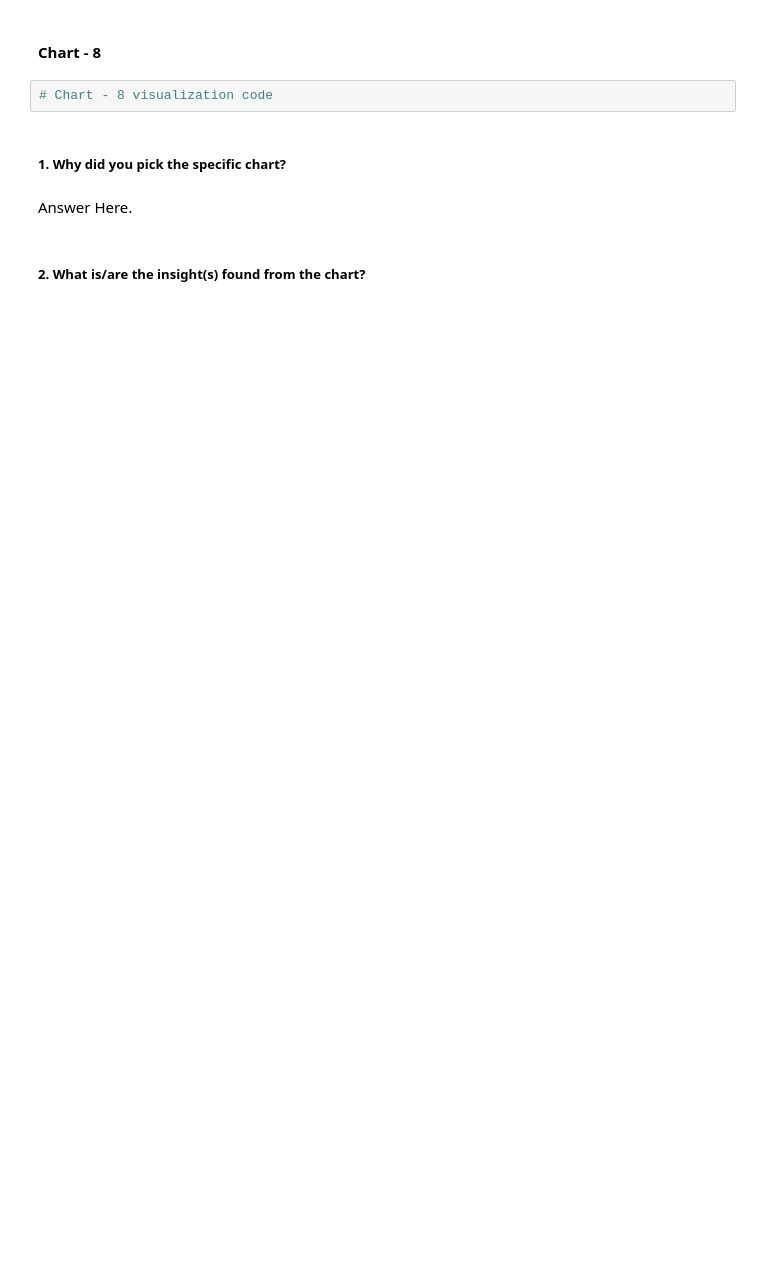
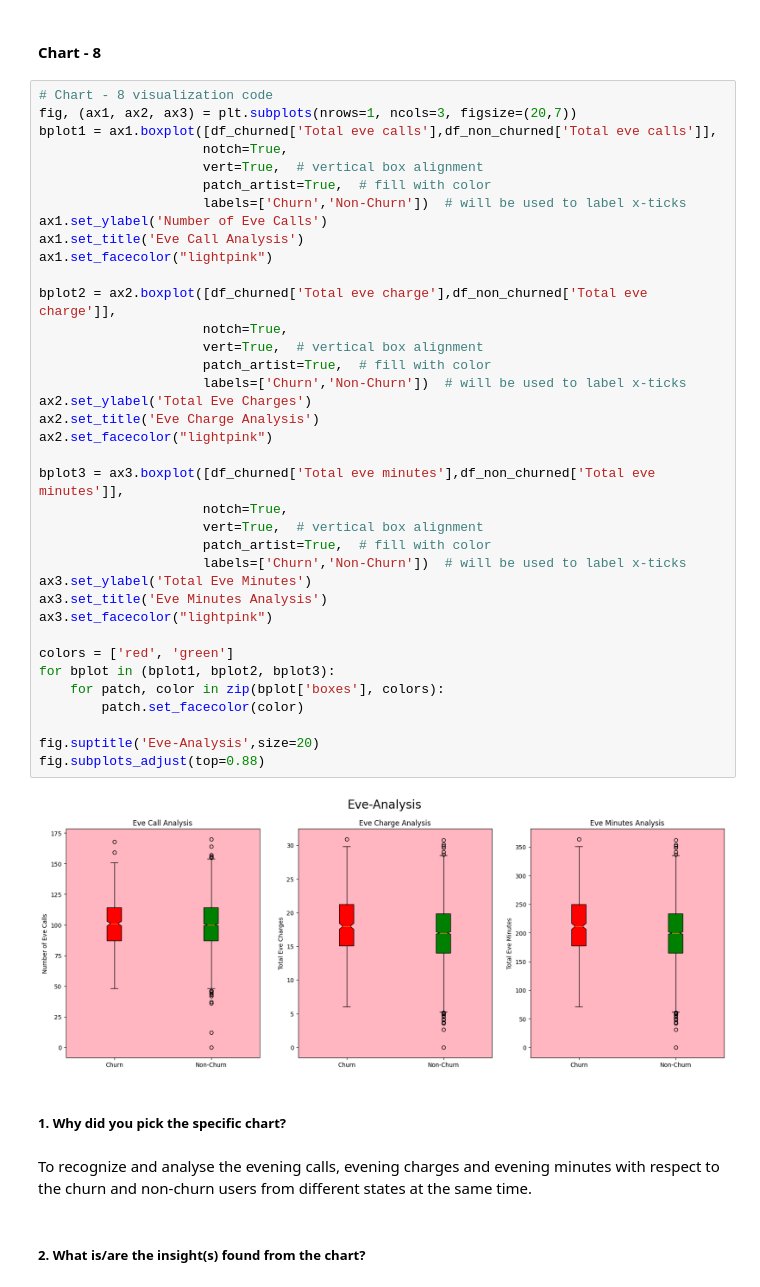
Before and after one commit to debobratopaul/CAPSTONE_PROJECT_TELECOM_CHURN_ANALYSIS, a Jupyter notebook: CAPSTONE_PROJECT_TELECOM_CHURN_ANALYSIS.ipynb, the cells around one changed output. Saved outputs shown, nothing was run; the diff lists cells and outputs as text; blank space fills up the shorter version.

```diff
--- a/CAPSTONE_PROJECT_TELECOM_CHURN_ANALYSIS.ipynb
+++ b/CAPSTONE_PROJECT_TELECOM_CHURN_ANALYSIS.ipynb
@@ -713,10 +761,47 @@ Answer Here
 # %% [markdown]
 #### Chart - 8
-# %%
-# Chart - 8 visualization code
+# %%
+# Chart - 8 visualization code
+fig, (ax1, ax2, ax3) = plt.subplots(nrows=1, ncols=3, figsize=(20,7))
+bplot1 = ax1.boxplot([df_churned['Total eve calls'],df_non_churned['Total eve calls']],
+                     notch=True,
+                     vert=True,  # vertical box alignment
+                     patch_artist=True,  # fill with color
+                     labels=['Churn','Non-Churn'])  # will be used to label x-ticks
+ax1.set_ylabel('Number of Eve Calls')
+ax1.set_title('Eve Call Analysis')
+ax1.set_facecolor("lightpink")
+
+bplot2 = ax2.boxplot([df_churned['Total eve charge'],df_non_churned['Total eve charge']],
+                     notch=True,
+                     vert=True,  # vertical box alignment
+                     patch_artist=True,  # fill with color
+                     labels=['Churn','Non-Churn'])  # will be used to label x-ticks
+ax2.set_ylabel('Total Eve Charges')
+ax2.set_title('Eve Charge Analysis')
+ax2.set_facecolor("lightpink")
+
+bplot3 = ax3.boxplot([df_churned['Total eve minutes'],df_non_churned['Total eve minutes']],
+                     notch=True,
+                     vert=True,  # vertical box alignment
+                     patch_artist=True,  # fill with color
+                     labels=['Churn','Non-Churn'])  # will be used to label x-ticks
+ax3.set_ylabel('Total Eve Minutes')
+ax3.set_title('Eve Minutes Analysis')
+ax3.set_facecolor("lightpink")
+
+colors = ['red', 'green']
+for bplot in (bplot1, bplot2, bplot3):
+    for patch, color in zip(bplot['boxes'], colors):
+        patch.set_facecolor(color)
+
+fig.suptitle('Eve-Analysis',size=20)
+fig.subplots_adjust(top=0.88)
+# %% [output]
+[figure, added]
 # %% [markdown]
 ##### 1. Why did you pick the specific chart?
-# %% [markdown]
-Answer Here.
+# %% [markdown]
+To recognize and analyse the evening calls, evening charges and evening minutes with respect to the churn and non-churn users from different states at the same time.
 # %% [markdown]
 ##### 2. What is/are the insight(s) found from the chart?
```
Also changed, not shown: parts of 72 cells of this notebook.
